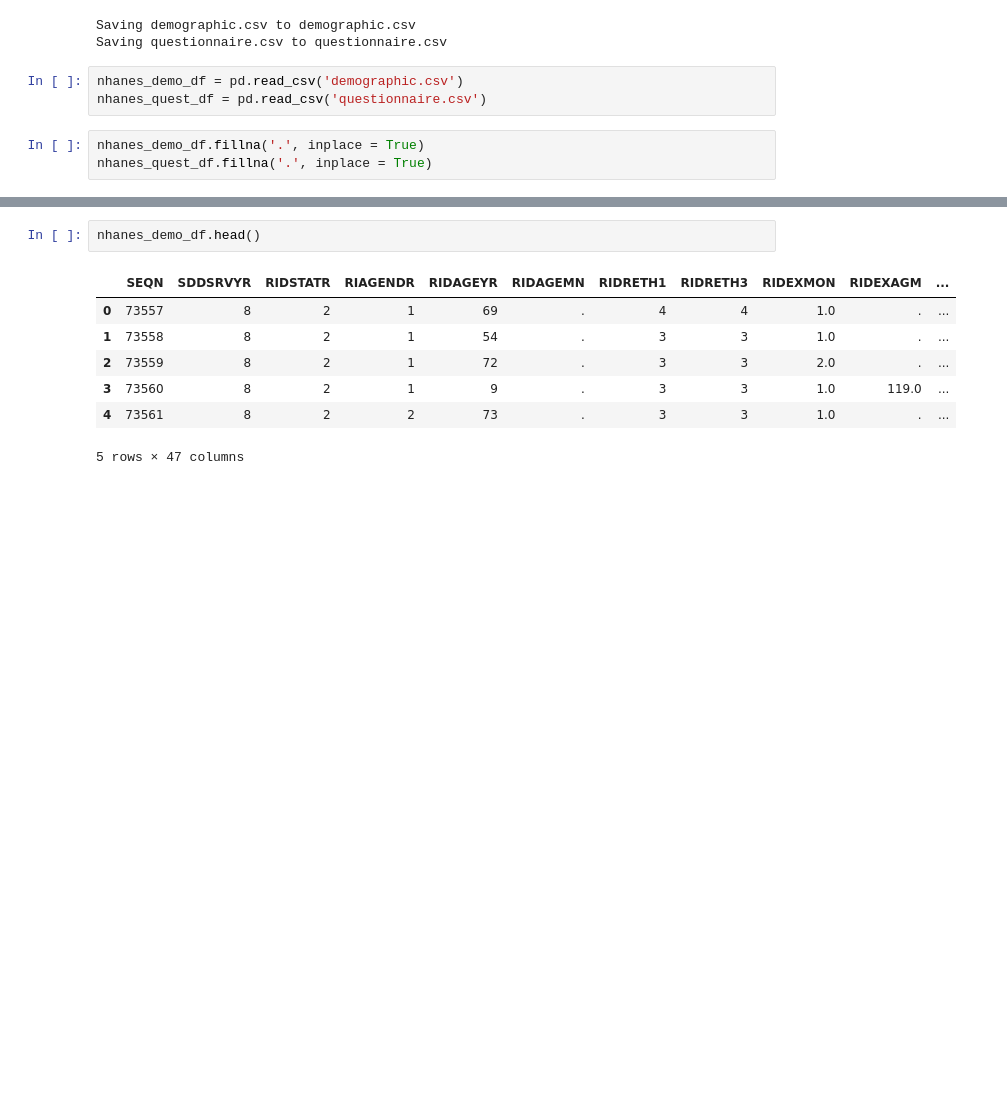
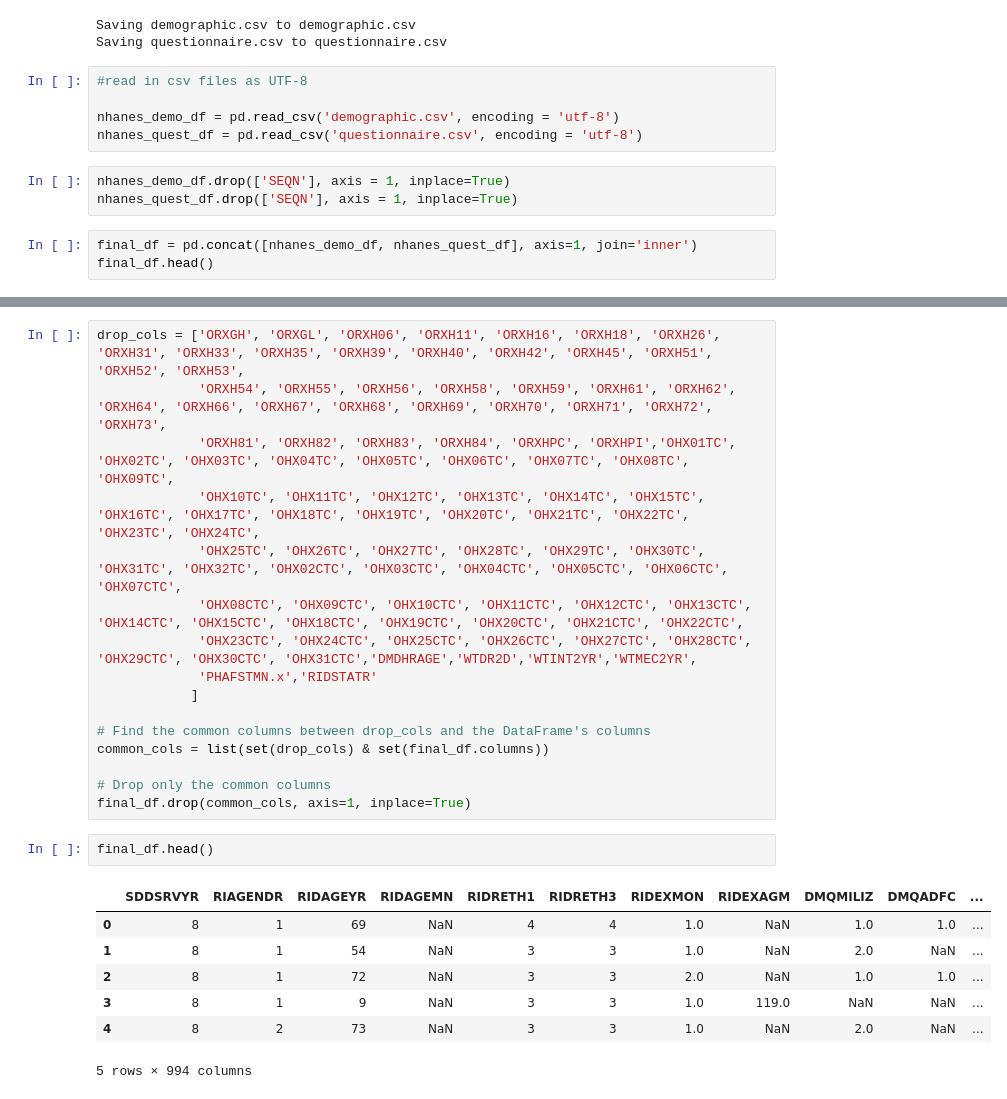
Before and after one commit to katharinebloeser/Assignment-Week-1, a Jupyter notebook: Project_4_Data_Cleaning.ipynb, the cells around one changed output, grey strips where cells are left out. Drawn from its saved outputs; the diff is of its cells as text; blank space fills up the shorter version.

```diff
--- a/Project_4_Data_Cleaning.ipynb
+++ b/Project_4_Data_Cleaning.ipynb
@@ -12,8 +12,13 @@ uploaded = files.upload()
 Saving demographic.csv to demographic.csv
 Saving questionnaire.csv to questionnaire.csv
 # %%
-nhanes_demo_df = pd.read_csv('demographic.csv')
-nhanes_quest_df = pd.read_csv('questionnaire.csv')
+#read in csv files as UTF-8
+
+nhanes_demo_df = pd.read_csv('demographic.csv', encoding = 'utf-8')
+nhanes_quest_df = pd.read_csv('questionnaire.csv', encoding = 'utf-8')
 # %%
-nhanes_demo_df.fillna('.', inplace = True)
-nhanes_quest_df.fillna('.', inplace = True)
+nhanes_demo_df.drop(['SEQN'], axis = 1, inplace=True)
+nhanes_quest_df.drop(['SEQN'], axis = 1, inplace=True)
+# %%
+final_df = pd.concat([nhanes_demo_df, nhanes_quest_df], axis=1, join='inner')
+final_df.head()
@@ -20,10 +33,26 @@ nhanes_quest_df.fillna('.', inplace = True)
+# %%
+drop_cols = ['ORXGH', 'ORXGL', 'ORXH06', 'ORXH11', 'ORXH16', 'ORXH18', 'ORXH26', 'ORXH31', 'ORXH33', 'ORXH35', 'ORXH39', 'ORXH40', 'ORXH42', 'ORXH45', 'ORXH51', 'ORXH52', 'ORXH53',
+             'ORXH54', 'ORXH55', 'ORXH56', 'ORXH58', 'ORXH59', 'ORXH61', 'ORXH62', 'ORXH64', 'ORXH66', 'ORXH67', 'ORXH68', 'ORXH69', 'ORXH70', 'ORXH71', 'ORXH72', 'ORXH73',
+             'ORXH81', 'ORXH82', 'ORXH83', 'ORXH84', 'ORXHPC', 'ORXHPI','OHX01TC', 'OHX02TC', 'OHX03TC', 'OHX04TC', 'OHX05TC', 'OHX06TC', 'OHX07TC', 'OHX08TC', 'OHX09TC',
+             'OHX10TC', 'OHX11TC', 'OHX12TC', 'OHX13TC', 'OHX14TC', 'OHX15TC', 'OHX16TC', 'OHX17TC', 'OHX18TC', 'OHX19TC', 'OHX20TC', 'OHX21TC', 'OHX22TC', 'OHX23TC', 'OHX24TC',
+             'OHX25TC', 'OHX26TC', 'OHX27TC', 'OHX28TC', 'OHX29TC', 'OHX30TC', 'OHX31TC', 'OHX32TC', 'OHX02CTC', 'OHX03CTC', 'OHX04CTC', 'OHX05CTC', 'OHX06CTC', 'OHX07CTC',
+             'OHX08CTC', 'OHX09CTC', 'OHX10CTC', 'OHX11CTC', 'OHX12CTC', 'OHX13CTC', 'OHX14CTC', 'OHX15CTC', 'OHX18CTC', 'OHX19CTC', 'OHX20CTC', 'OHX21CTC', 'OHX22CTC',
+             'OHX23CTC', 'OHX24CTC', 'OHX25CTC', 'OHX26CTC', 'OHX27CTC', 'OHX28CTC', 'OHX29CTC', 'OHX30CTC', 'OHX31CTC','DMDHRAGE','WTDR2D','WTINT2YR','WTMEC2YR',
+             'PHAFSTMN.x','RIDSTATR'
+            ]
+
+# Find the common columns between drop_cols and the DataFrame's columns
+common_cols = list(set(drop_cols) & set(final_df.columns))
+
+# Drop only the common columns
+final_df.drop(common_cols, axis=1, inplace=True)
 # %%
-nhanes_demo_df.head()
+final_df.head()
 # %% [output]
-|  | SEQN | SDDSRVYR | RIDSTATR | RIAGENDR | RIDAGEYR | RIDAGEMN | RIDRETH1 | RIDRETH3 | RIDEXMON | RIDEXAGM | ... |
-| 0 | 73557 | 8 | 2 | 1 | 69 | . | 4 | 4 | 1.0 | . | ... |
-| 1 | 73558 | 8 | 2 | 1 | 54 | . | 3 | 3 | 1.0 | . | ... |
-| 2 | 73559 | 8 | 2 | 1 | 72 | . | 3 | 3 | 2.0 | . | ... |
-| 3 | 73560 | 8 | 2 | 1 | 9 | . | 3 | 3 | 1.0 | 119.0 | ... |
-| 4 | 73561 | 8 | 2 | 2 | 73 | . | 3 | 3 | 1.0 | . | ... |
+|  | SDDSRVYR | RIAGENDR | RIDAGEYR | RIDAGEMN | RIDRETH1 | RIDRETH3 | RIDEXMON | RIDEXAGM | DMQMILIZ | DMQADFC | ... |
+| 0 | 8 | 1 | 69 | NaN | 4 | 4 | 1.0 | NaN | 1.0 | 1.0 | ... |
+| 1 | 8 | 1 | 54 | NaN | 3 | 3 | 1.0 | NaN | 2.0 | NaN | ... |
+| 2 | 8 | 1 | 72 | NaN | 3 | 3 | 2.0 | NaN | 1.0 | 1.0 | ... |
+| 3 | 8 | 1 | 9 | NaN | 3 | 3 | 1.0 | 119.0 | NaN | NaN | ... |
+| 4 | 8 | 2 | 73 | NaN | 3 | 3 | 1.0 | NaN | 2.0 | NaN | ... |
-5 rows × 47 columns
+5 rows × 994 columns
```
Also changed, not shown: parts of 5 cells of this notebook.
